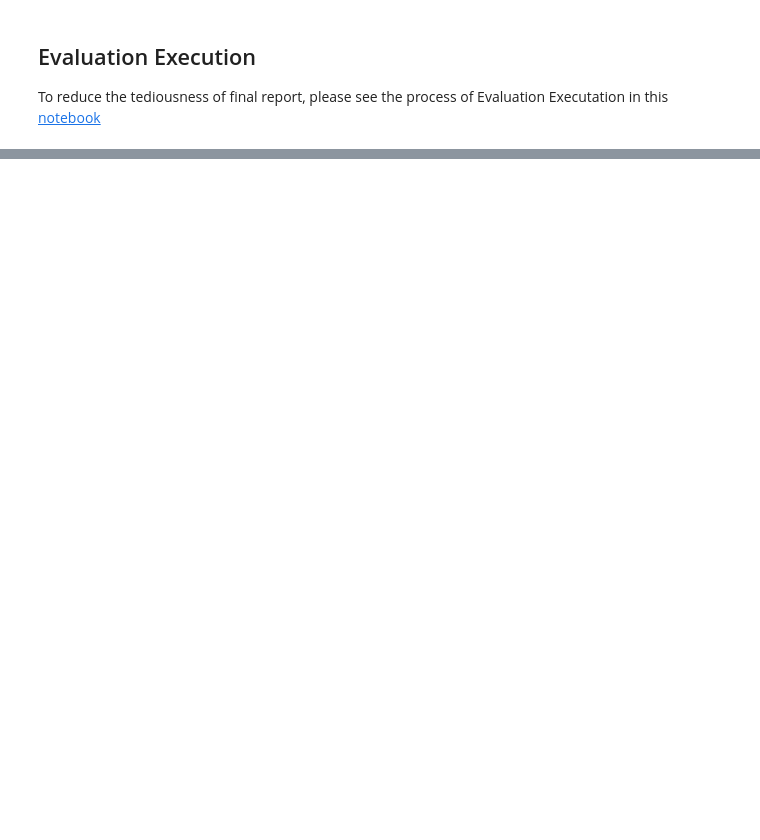
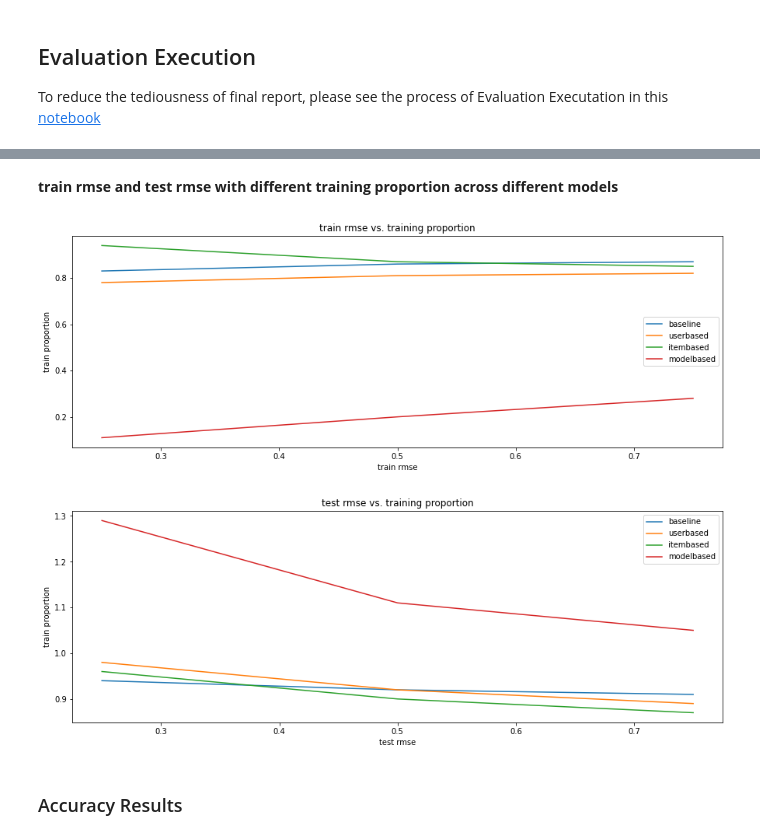
Before and after one commit to syeehyn/personalization-system, a Jupyter notebook: notebook/final_report.ipynb, the cells around one changed output, grey strips where cells are left out. Saved outputs shown, nothing was run; the diff lists cells and outputs as text; code cells hidden in the pictures; blank space fills up the shorter version.

```diff
--- a/notebook/final_report.ipynb
+++ b/notebook/final_report.ipynb
@@ -391,5 +361,16 @@ tuning_res[tuning_res.split == '0.75_0.25'][['regParam', 'rank', 'rmse']].plot.l
 # %%
+optimals = []
 for split in ['0.75_0.25', '0.5_0.5', '0.25_0.75']:
     subset = tuning_res[tuning_res.split == split].drop('split', axis = 1)
     print(f'''with split = {split}''')
+    for col in ['rmse', 'accuracy', 'coverage_user', 'coverage_item']:
+        if col == 'rmse':
+            optimal = subset[col].idxmin()
+        else:
+            optimal = subset[col].idxmin()
+        print(f'''
+                    for {col}:
+                    the optimal parameter is {optimal}
+                ''')
+        optimals.append(optimal)
 # %% [output]
@@ -414,14 +393,0 @@ for split in ['0.75_0.25', '0.5_0.5', '0.25_0.75']:
-# %%
-for split in ['0.75_0.25', '0.5_0.5', '0.25_0.75']:
-    subset = tuning_res[tuning_res.split == split].drop('split', axis = 1)
-    print(f'''with split = {split}''')
-    for col in subset.columns:
-        if col == 'rmse':
-            optimal = subset[col].idxmin()
-        else:
-            optimal = subset[col].idxmin()
-        print(f'''
-                    for {col}:
-                    the optimal parameter is {optimal}
-                ''')
-        subset[col]
@@ -449,0 +461,3 @@ To reduce the tediousness of final report, please see the process of Evaluation
+# %%
+rmse_grouped_results = grouped_results['rmse']
+display(mean_metrics(rmse_grouped_results, 'rmse'))
@@ -449,0 +473,7 @@ To reduce the tediousness of final report, please see the process of Evaluation
+# %% [markdown]
+**train rmse and test rmse with different training proportion across different models**
+# %%
+plot_split_metric(rmse_grouped_results, 'rmse')
+# %% [output]
+[figure, added]
+[figure, added]
@@ -449,0 +482,2 @@ To reduce the tediousness of final report, please see the process of Evaluation
+# %% [markdown]
+### Accuracy Results
```
Also changed, not shown: parts of 88 cells of this notebook, 33 other files.
